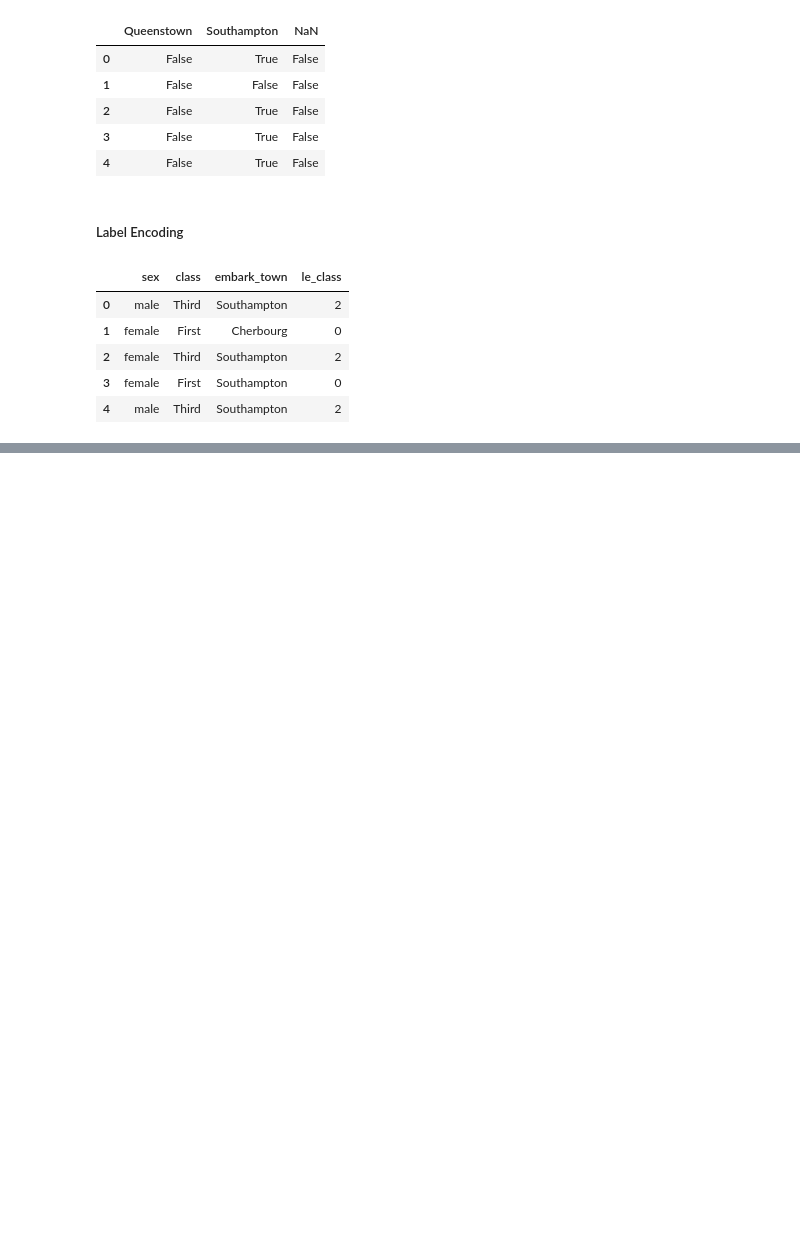
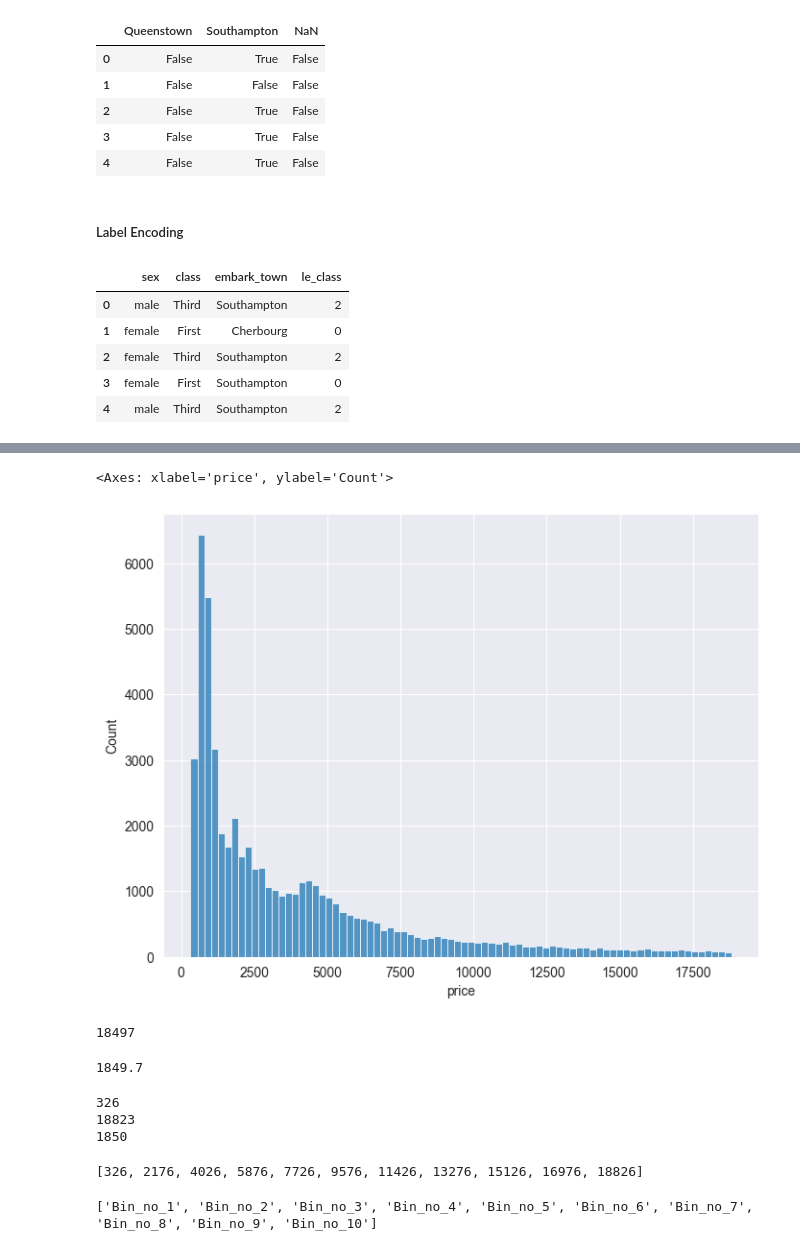
Before and after one commit to KennedyMungai/scikit-learn-intro, a Jupyter notebook: scikit_learn_intro.ipynb, the cells around one changed output, grey strips where cells are left out. Drawn from its saved outputs; the diff is of its cells as text; code cells hidden in the pictures; blank space fills up the shorter version.

```diff
--- a/scikit_learn_intro.ipynb
+++ b/scikit_learn_intro.ipynb
@@ -490,0 +528,37 @@ titanic_data.head()
+# %%
+sns.histplot(diamond_data['price'])
+# %% [output]
+<Axes: xlabel='price', ylabel='Count'>
+[figure, added]
+# %%
+price_range = diamond_data['price'].max() - diamond_data['price'].min()
+print(price_range)
+# %% [output]
+18497
+# %%
+price_range / 10
+# %% [output]
+1849.7
+# %%
+lower_interval = int(np.floor(diamond_data['price'].min()))
+upper_interval = int(np.ceil(diamond_data['price'].max()))
+
+interval_length = int(np.round(price_range / 10))
+
+print(lower_interval)
+print(upper_interval)
+print(interval_length)
+# %% [output]
+326
+18823
+1850
+# %%
+total_bins = [i for i in range(lower_interval, upper_interval+interval_length, interval_length)]
+print(total_bins)
+# %% [output]
+[326, 2176, 4026, 5876, 7726, 9576, 11426, 13276, 15126, 16976, 18826]
+# %%
+bin_labels = ['Bin_no_'+str(i) for i in range(1, len(total_bins))]
+print(bin_labels)
+# %% [output]
+['Bin_no_1', 'Bin_no_2', 'Bin_no_3', 'Bin_no_4', 'Bin_no_5', 'Bin_no_6', 'Bin_no_7', 'Bin_no_8', 'Bin_no_9', 'Bin_no_10']
```
Also changed, not shown: parts of 6 cells of this notebook.
